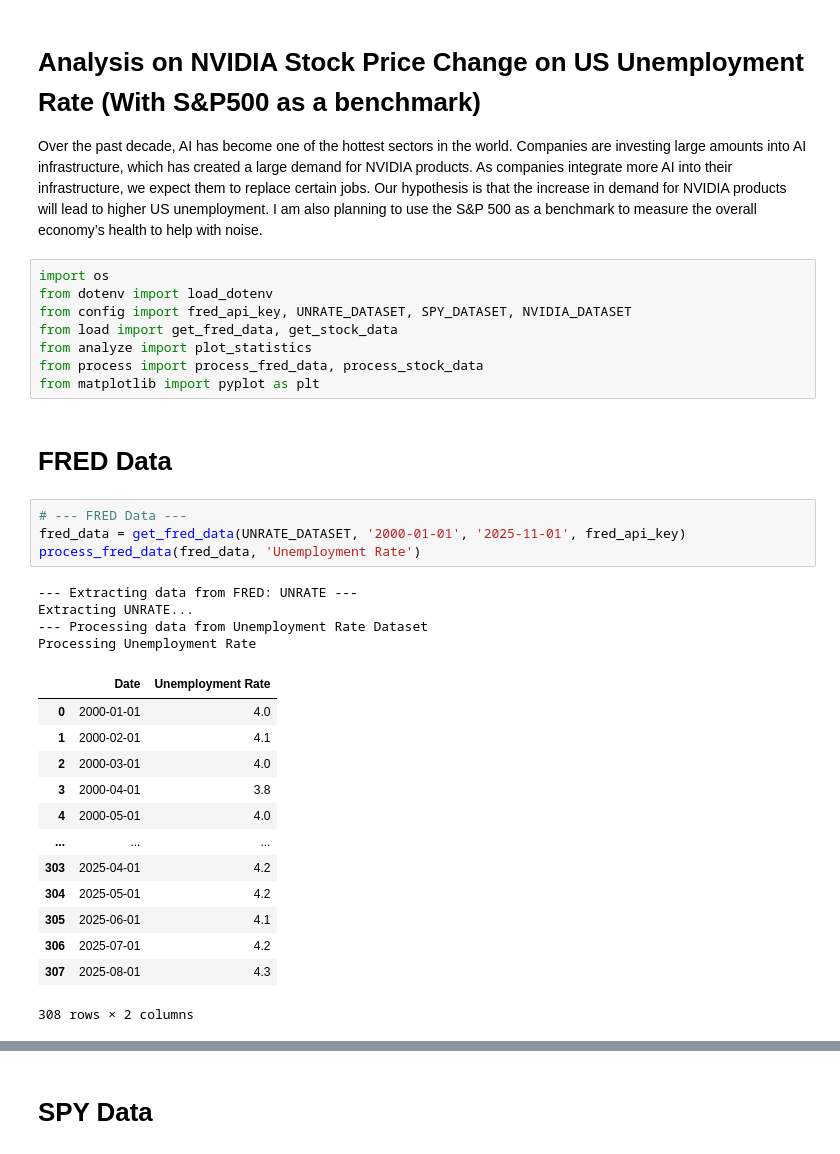
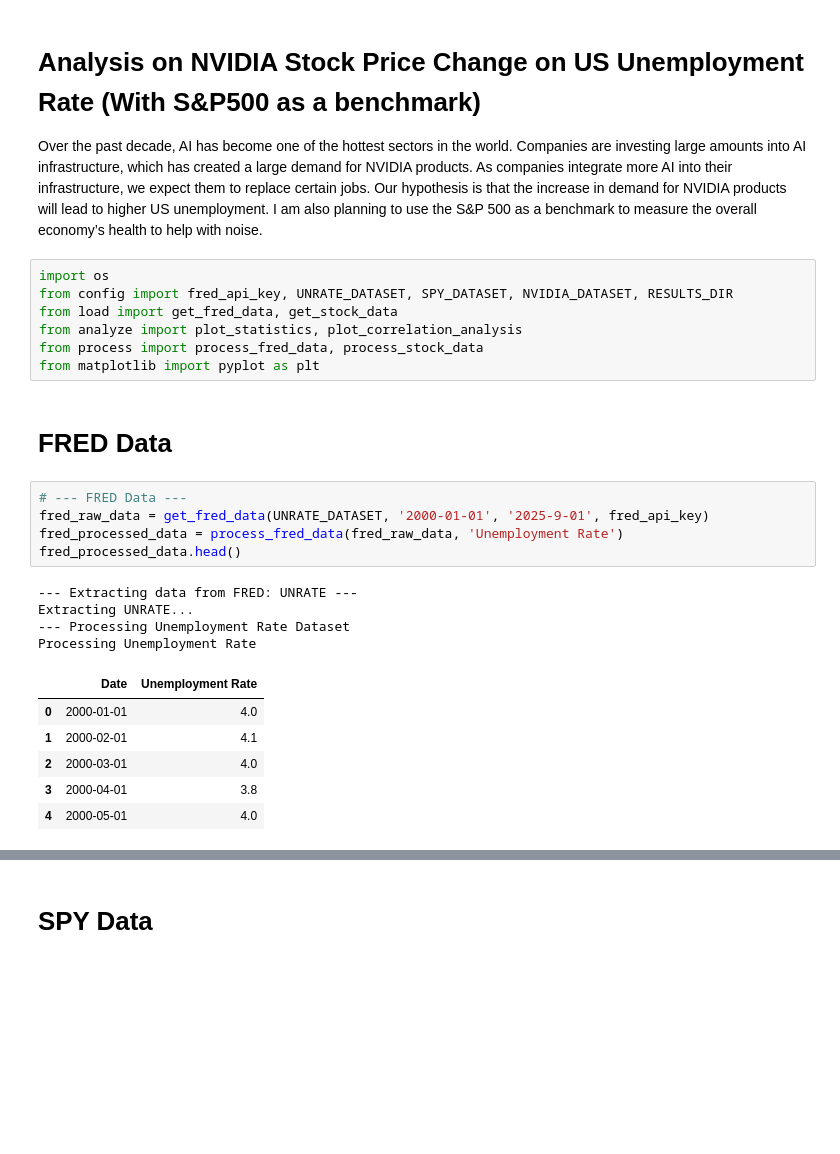
Before and after one commit to bwhong/bwhong-dsci510_fall2025_final_project, a Jupyter notebook: src/results.ipynb, the cells around one changed output, grey strips where cells are left out. Saved outputs shown, nothing was run; the diff lists cells and outputs as text; blank space fills up the shorter version.

```diff
--- a/src/results.ipynb
+++ b/src/results.ipynb
@@ -3,33 +3,26 @@
 Over the past decade, AI has become one of the hottest sectors in the world. Companies are investing large amounts into AI infrastructure, which has created a large demand for NVIDIA products. As companies integrate more AI into their infrastructure, we expect them to replace certain jobs. Our hypothesis is that the increase in demand for NVIDIA products will lead to higher US unemployment. I am also planning to use the S&P 500 as a benchmark to measure the overall economy’s health to help with noise.
 # %%
 import os
-from dotenv import load_dotenv
-from config import fred_api_key, UNRATE_DATASET, SPY_DATASET, NVIDIA_DATASET
+from config import fred_api_key, UNRATE_DATASET, SPY_DATASET, NVIDIA_DATASET, RESULTS_DIR
 from load import get_fred_data, get_stock_data
-from analyze import plot_statistics
+from analyze import plot_statistics, plot_correlation_analysis
 from process import process_fred_data, process_stock_data
 from matplotlib import pyplot as plt
 # %% [markdown]
 # FRED Data
 # %%
 # --- FRED Data ---
-fred_data = get_fred_data(UNRATE_DATASET, '2000-01-01', '2025-11-01', fred_api_key)
-process_fred_data(fred_data, 'Unemployment Rate')
+fred_raw_data = get_fred_data(UNRATE_DATASET, '2000-01-01', '2025-9-01', fred_api_key)
+fred_processed_data = process_fred_data(fred_raw_data, 'Unemployment Rate')
+fred_processed_data.head()
 # %% [output]
 --- Extracting data from FRED: UNRATE ---
 Extracting UNRATE...
---- Processing data from Unemployment Rate Dataset
+--- Processing Unemployment Rate Dataset
 Processing Unemployment Rate
 |  | Date | Unemployment Rate |
 | 0 | 2000-01-01 | 4.0 |
 | 1 | 2000-02-01 | 4.1 |
 | 2 | 2000-03-01 | 4.0 |
 | 3 | 2000-04-01 | 3.8 |
 | 4 | 2000-05-01 | 4.0 |
-| ... | ... | ... |
-| 303 | 2025-04-01 | 4.2 |
-| 304 | 2025-05-01 | 4.2 |
-| 305 | 2025-06-01 | 4.1 |
-| 306 | 2025-07-01 | 4.2 |
-| 307 | 2025-08-01 | 4.3 |
-308 rows × 2 columns
```
Also changed, not shown: parts of 17 cells of this notebook, 1 other file.
